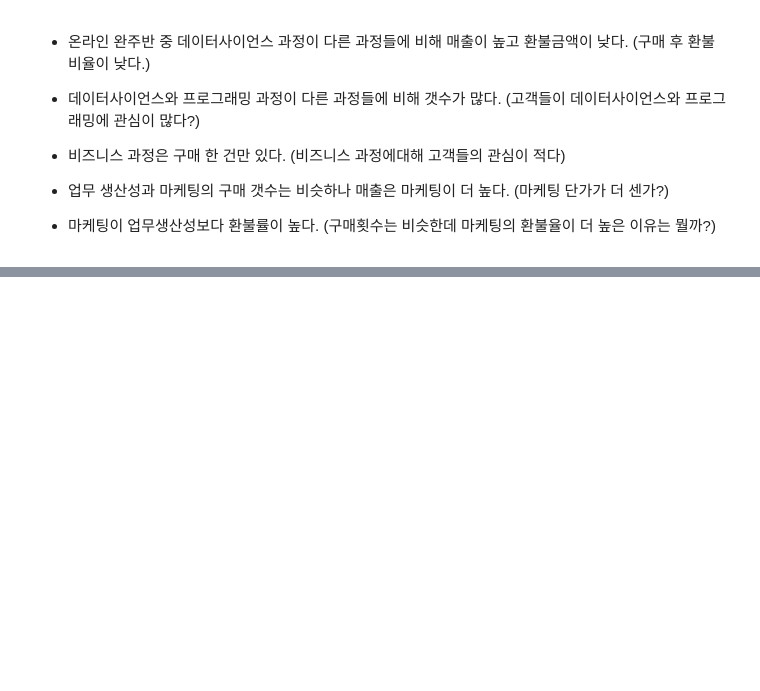
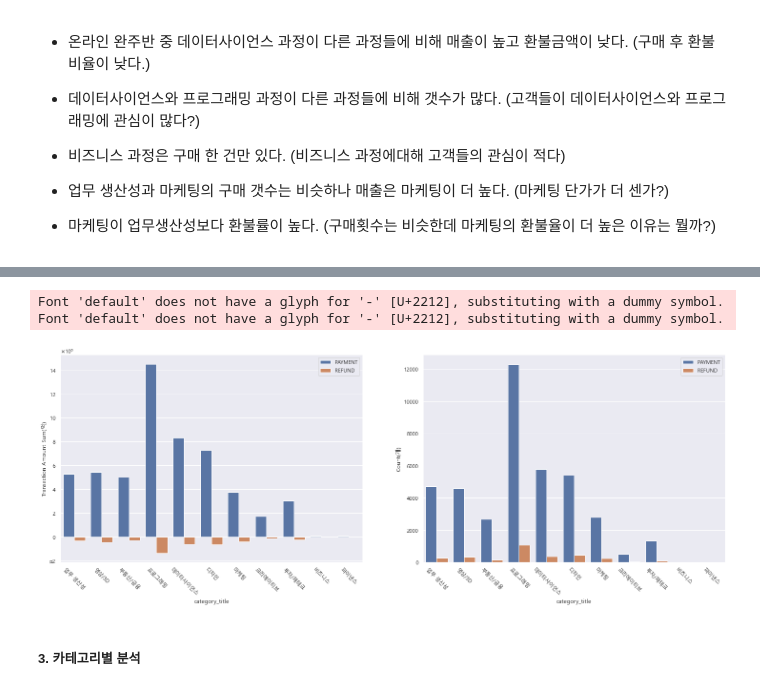
Before and after one commit to yd-online3/fc_miniproject, a Jupyter notebook: fc_mini2.ipynb, the cells around one changed output, grey strips where cells are left out. Cells and saved outputs as stored; diff of their text form; code cells hidden in the pictures; blank space fills up the shorter version.

Commit message:
feat: Mini_Project
올인원 포멧을 카테고리별로 분석 중

```diff
--- a/fc_mini2.ipynb
+++ b/fc_mini2.ipynb
@@ -600,0 +673,3 @@ Font 'default' does not have a glyph for '-' [U+2212], substituting with a dummy
+# %%
+cond = df['format'] == '올인원'
+all_in_one=df.loc[cond]
@@ -600,0 +903,24 @@ Font 'default' does not have a glyph for '-' [U+2212], substituting with a dummy
+# %%
+# 위 내용 시각화
+
+plt.figure(figsize=(25,8))
+plt.subplot(1, 2, 1)
+sns.barplot(data=all_in_one, y='transaction_amount', x='category_title', hue='type',  ci=None, estimator=np.sum)
+plt.ticklabel_format(style='sci', axis='y', scilimits=(8,8), useMathText=True,)
+plt.legend(loc='upper right')
+plt.ylabel('Transaction Amount Sum(억)')
+plt.xticks(rotation=-45)
+
+plt.subplot(1, 2, 2)
+sns.barplot(data=all_in_one, y='id', x='category_title', hue='type',  ci=None, estimator=np.size)
+plt.legend(loc='upper right')
+plt.ylabel('Count(개)')
+plt.xticks(rotation=-45)
+
+plt.show()
+# %% [output]
+Font 'default' does not have a glyph for '-' [U+2212], substituting with a dummy symbol.
+Font 'default' does not have a glyph for '-' [U+2212], substituting with a dummy symbol.
+[figure, added]
+# %% [markdown]
+##### 3. 카테고리별 분석
```
Also changed, not shown: parts of 15 cells of this notebook.
